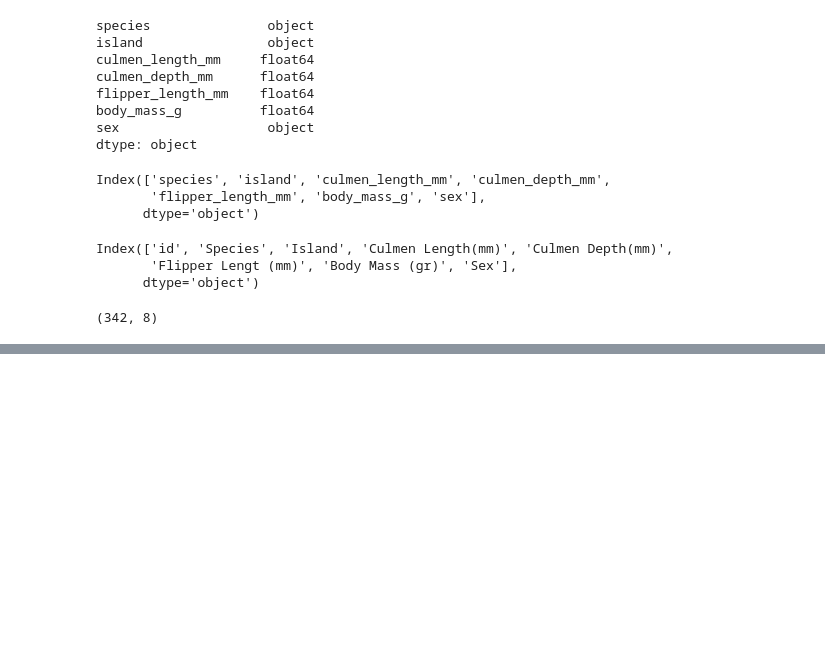
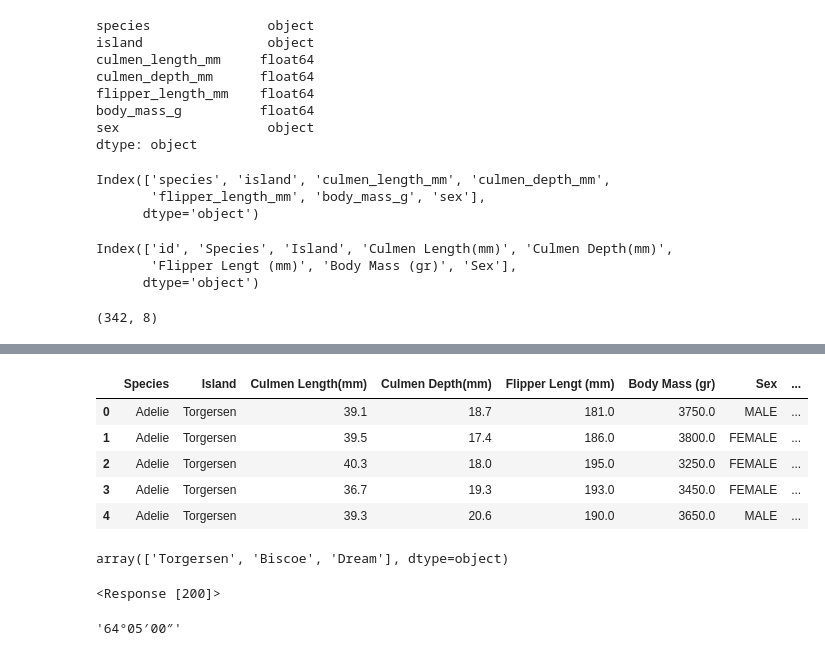
Before and after one commit to DenisseMonster/MidProject, a Jupyter notebook: Data/Limpiado_ando.ipynb, the cells around one changed output, grey strips where cells are left out. Saved outputs shown, nothing was run; the diff lists cells and outputs as text; code cells hidden in the pictures; blank space fills up the shorter version.

```diff
--- a/Data/Limpiado_ando.ipynb
+++ b/Data/Limpiado_ando.ipynb
@@ -134,0 +146,2 @@ df.head()
+# %%
+df = df.drop(columns=["id"])
@@ -134,0 +151,13 @@ df.head()
+# %%
+df.head()
+# %% [output]
+|  | Species | Island | Culmen Length(mm) | Culmen Depth(mm) | Flipper Lengt (mm) | Body Mass (gr) | Sex | ... |
+| 0 | Adelie | Torgersen | 39.1 | 18.7 | 181.0 | 3750.0 | MALE | ... |
+| 1 | Adelie | Torgersen | 39.5 | 17.4 | 186.0 | 3800.0 | FEMALE | ... |
+| 2 | Adelie | Torgersen | 40.3 | 18.0 | 195.0 | 3250.0 | FEMALE | ... |
+| 3 | Adelie | Torgersen | 36.7 | 19.3 | 193.0 | 3450.0 | FEMALE | ... |
+| 4 | Adelie | Torgersen | 39.3 | 20.6 | 190.0 | 3650.0 | MALE | ... |
+# %%
+df["Island"].unique()
+# %% [output]
+array(['Torgersen', 'Biscoe', 'Dream'], dtype=object)
@@ -134,0 +167,7 @@ df.head()
+# %%
+#Torgersen
+url="https://es.wikipedia.org/wiki/Isla_Torgersen"
+resTor = requests.get(url)
+resTor
+# %% [output]
+<Response [200]>
@@ -134,0 +176,6 @@ df.head()
+# %%
+Lon_Tor = soup.find("span", {"class": "longitude"})
+Lon_Tor = Lon_Tor.text.replace("O","").rstrip( )
+Lon_Tor
+# %% [output]
+'64°05′00″'
```
Also changed, not shown: parts of 19 cells of this notebook, 8 other files.
